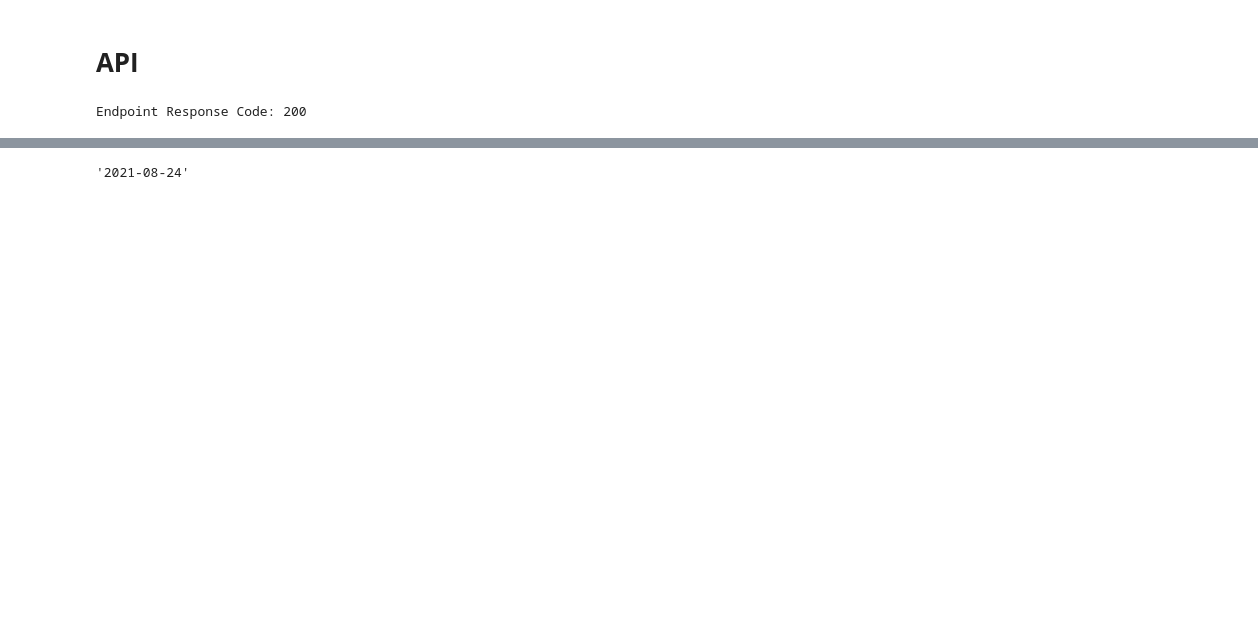
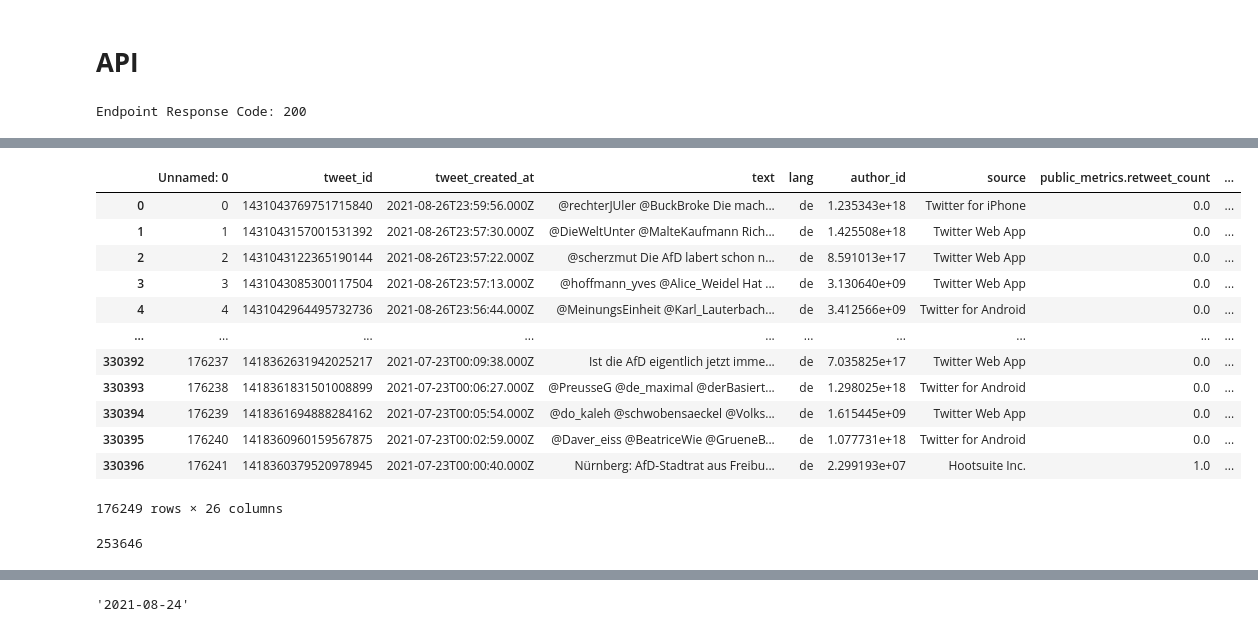
Before and after one commit to NicolasBuehringer/project_delphi, a Jupyter notebook: notebooks/nicolas_twitter_api_function.ipynb, the cells around one changed output, grey strips where cells are left out. Saved outputs shown, nothing was run; the diff lists cells and outputs as text; code cells hidden in the pictures; blank space fills up the shorter version.

```diff
--- a/notebooks/nicolas_twitter_api_function.ipynb
+++ b/notebooks/nicolas_twitter_api_function.ipynb
@@ -93,0 +157,2 @@ Endpoint Response Code: 200
+# %%
+total_afd = pd.read_csv("total_afd_short.csv")
@@ -104,3 +214,25 @@ counter = 0
+# %%
+afd_dropped = total_afd.drop_duplicates()
+# %%
+afd_dropped
+# %% [output]
+|  | Unnamed: 0 | tweet_id | tweet_created_at | text | lang | author_id | source | public_metrics.retweet_count | ... |
+| 0 | 0 | 1431043769751715840 | 2021-08-26T23:59:56.000Z | @rechterJUler @BuckBroke Die mach... | de | 1.235343e+18 | Twitter for iPhone | 0.0 | ... |
+| 1 | 1 | 1431043157001531392 | 2021-08-26T23:57:30.000Z | @DieWeltUnter @MalteKaufmann Rich... | de | 1.425508e+18 | Twitter Web App | 0.0 | ... |
+| 2 | 2 | 1431043122365190144 | 2021-08-26T23:57:22.000Z | @scherzmut Die AfD labert schon n... | de | 8.591013e+17 | Twitter Web App | 0.0 | ... |
+| 3 | 3 | 1431043085300117504 | 2021-08-26T23:57:13.000Z | @hoffmann_yves @Alice_Weidel Hat ... | de | 3.130640e+09 | Twitter Web App | 0.0 | ... |
+| 4 | 4 | 1431042964495732736 | 2021-08-26T23:56:44.000Z | @MeinungsEinheit @Karl_Lauterbach... | de | 3.412566e+09 | Twitter for Android | 0.0 | ... |
+| ... | ... | ... | ... | ... | ... | ... | ... | ... | ... |
+| 330392 | 176237 | 1418362631942025217 | 2021-07-23T00:09:38.000Z | Ist die AfD eigentlich jetzt imme... | de | 7.035825e+17 | Twitter Web App | 0.0 | ... |
+| 330393 | 176238 | 1418361831501008899 | 2021-07-23T00:06:27.000Z | @PreusseG @de_maximal @derBasiert... | de | 1.298025e+18 | Twitter for Android | 0.0 | ... |
+| 330394 | 176239 | 1418361694888284162 | 2021-07-23T00:05:54.000Z | @do_kaleh @schwobensaeckel @Volks... | de | 1.615445e+09 | Twitter Web App | 0.0 | ... |
+| 330395 | 176240 | 1418360960159567875 | 2021-07-23T00:02:59.000Z | @Daver_eiss @BeatriceWie @GrueneB... | de | 1.077731e+18 | Twitter for Android | 0.0 | ... |
+| 330396 | 176241 | 1418360379520978945 | 2021-07-23T00:00:40.000Z | Nürnberg: AfD-Stadtrat aus Freibu... | de | 2.299193e+07 | Hootsuite Inc. | 1.0 | ... |
+176249 rows × 26 columns
+# %%
+342808 - 89162
+# %% [output]
+253646
 # %%
 query2 = """(@dieLinke OR @Janine_Wissler OR  @DietmarBartsch OR #DieLinke OR #DieLINKE OR #Linke OR #dielinke OR #Bartsch OR #Wissler OR Wissler OR DieLinke)
 lang:de -is:retweet
```
Also changed, not shown: parts of 42 cells of this notebook.
